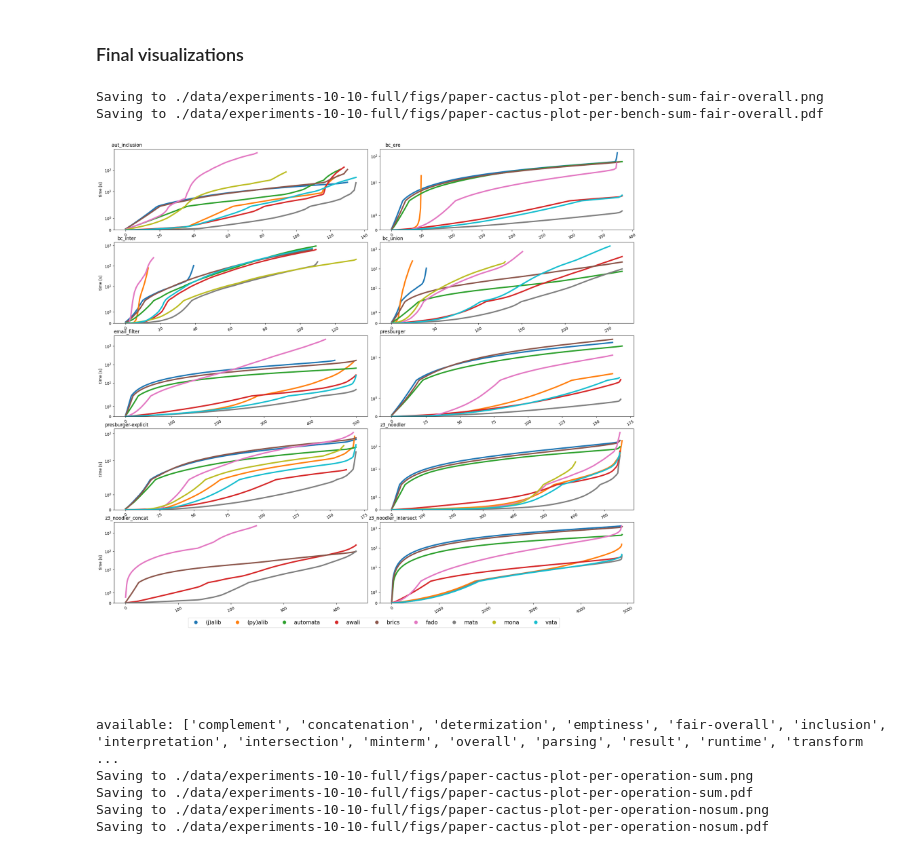
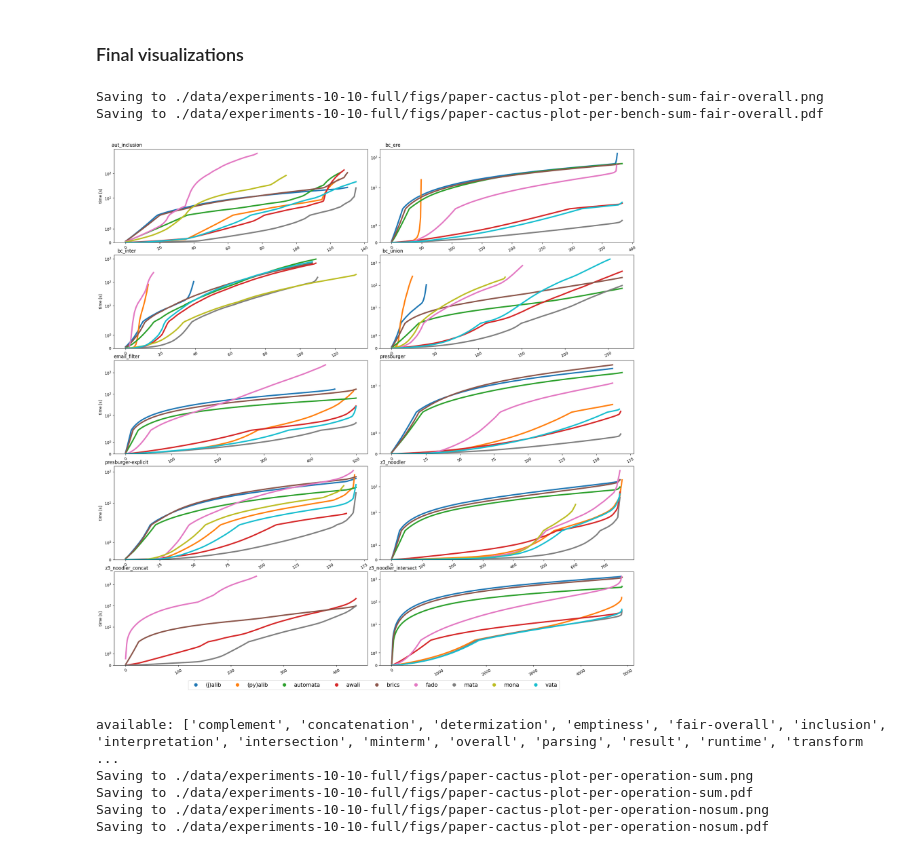
Before and after one commit to VeriFIT/mata-comparison-results, a Jupyter notebook: FinalInterpretation.ipynb, the cells around one changed output. Saved outputs shown, nothing was run; the diff lists cells and outputs as text; code cells hidden in the pictures.

Commit message:
Move legend

```diff
--- a/FinalInterpretation.ipynb
+++ b/FinalInterpretation.ipynb
@@ -395,7 +395,7 @@ mosaic = """
 """
 
 mosaics = "ABCDEFGHIJK"
-
+hr = [1, 1, 1, 1, 1, 0.2]
 log = ""
 
 for sum_op, sum_name in [
@@ -407,7 +407,7 @@ for sum_op, sum_name in [
         'fair-overall',
     ):
         #fig, ax = plt.subplots(x_dim, y_dim, figsize=(x_dim * 4, y_dim * 10))
-        fig, ax = plt.subplot_mosaic(mosaic, figsize=(x_dim*4, y_dim*10))
+        fig, ax = plt.subplot_mosaic(mosaic, figsize=(x_dim*4, y_dim*10), height_ratios=hr)
         plt.subplots_adjust(top=0.99, bottom=0.01, hspace=0.15, wspace=0.05)
 
         i = 0
@@ -443,34 +443,34 @@ for sum_op, sum_name in [
             x_lim_min, x_lim_max = g.get_xlim()
             g.set_xlim((x_lim_min, x_lim_max))
             y_lim_min, y_lim_max = g.get_ylim()
             g.set_ylim((0, max(y_lim_min, y_lim_max)))
 
             i += 1
 
         ax["K"].set(xlabel=None)
         ax["K"].set(yticklabels=[])
         ax["K"].set(xticklabels=[])
         ax["K"].set(xticks=[])
         ax["K"].set(yticks=[])
         ax["K"].spines['top'].set_visible(False)
         ax["K"].spines['bottom'].set_visible(False)
         ax["K"].spines['left'].set_visible(False)
         ax["K"].spines['right'].set_visible(False)
         ax["K"].legend(
             handles=[
                 Line2D(
                     [0], [0], color='w', marker='o', markerfacecolor=color_map[tool], label=f"{tool}",
                     markersize=10,
                 )
                 for tool in sorted(color_map.keys())
             ], ncols=10, loc='upper center', fontsize='14'
         )
         save_figure(f"paper-cactus-plot-per-bench-{sum_name}-{op}")
         save_figure(f"paper-cactus-plot-per-bench-{sum_name}-{op}", ext=".pdf")
 # %% [output]
 Saving to ./data/experiments-10-10-full/figs/paper-cactus-plot-per-bench-sum-fair-overall.png
 Saving to ./data/experiments-10-10-full/figs/paper-cactus-plot-per-bench-sum-fair-overall.pdf
-[figure, old version]
+[figure, new version]
 # %%
 with open('log', 'w') as lh:
     lh.write(log)
```
Also changed, not shown: 2 other files.
